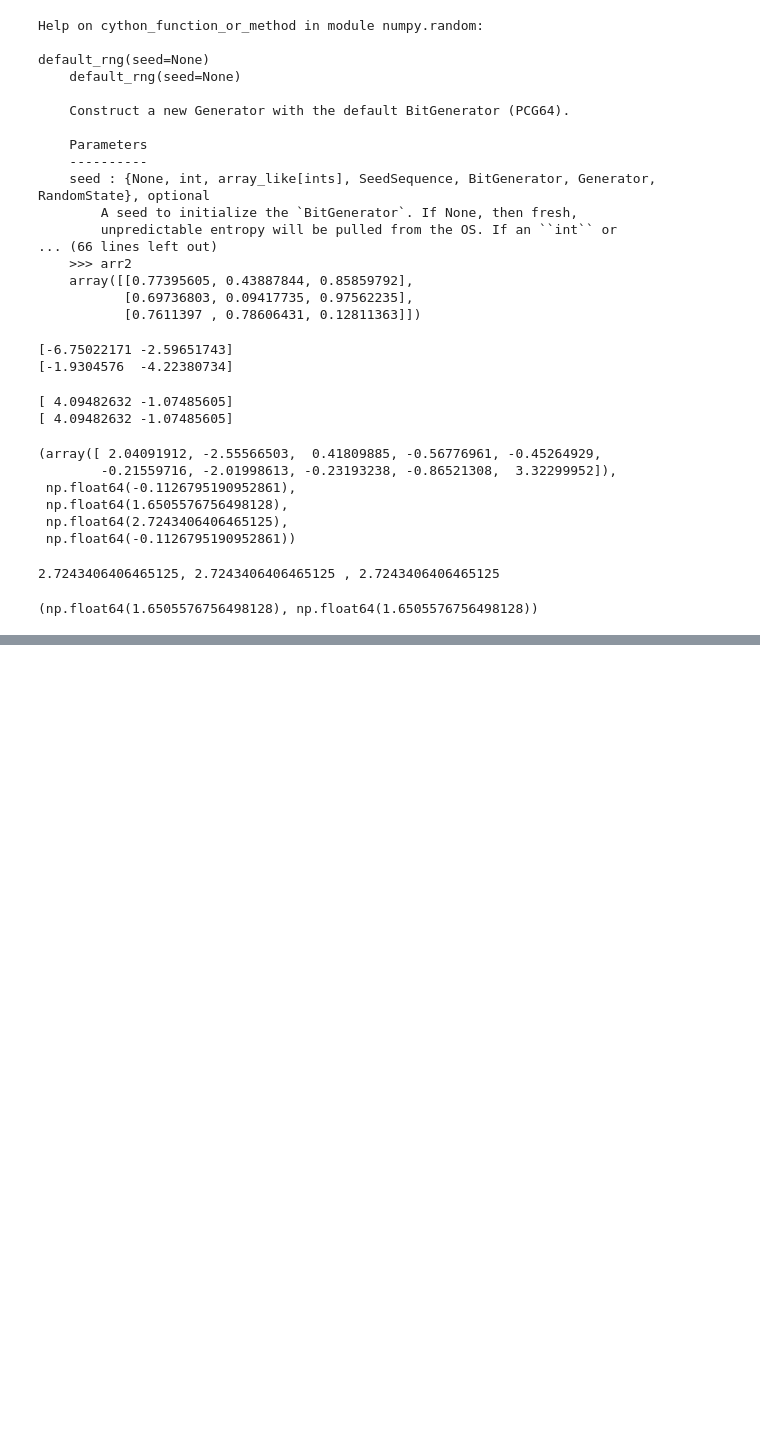
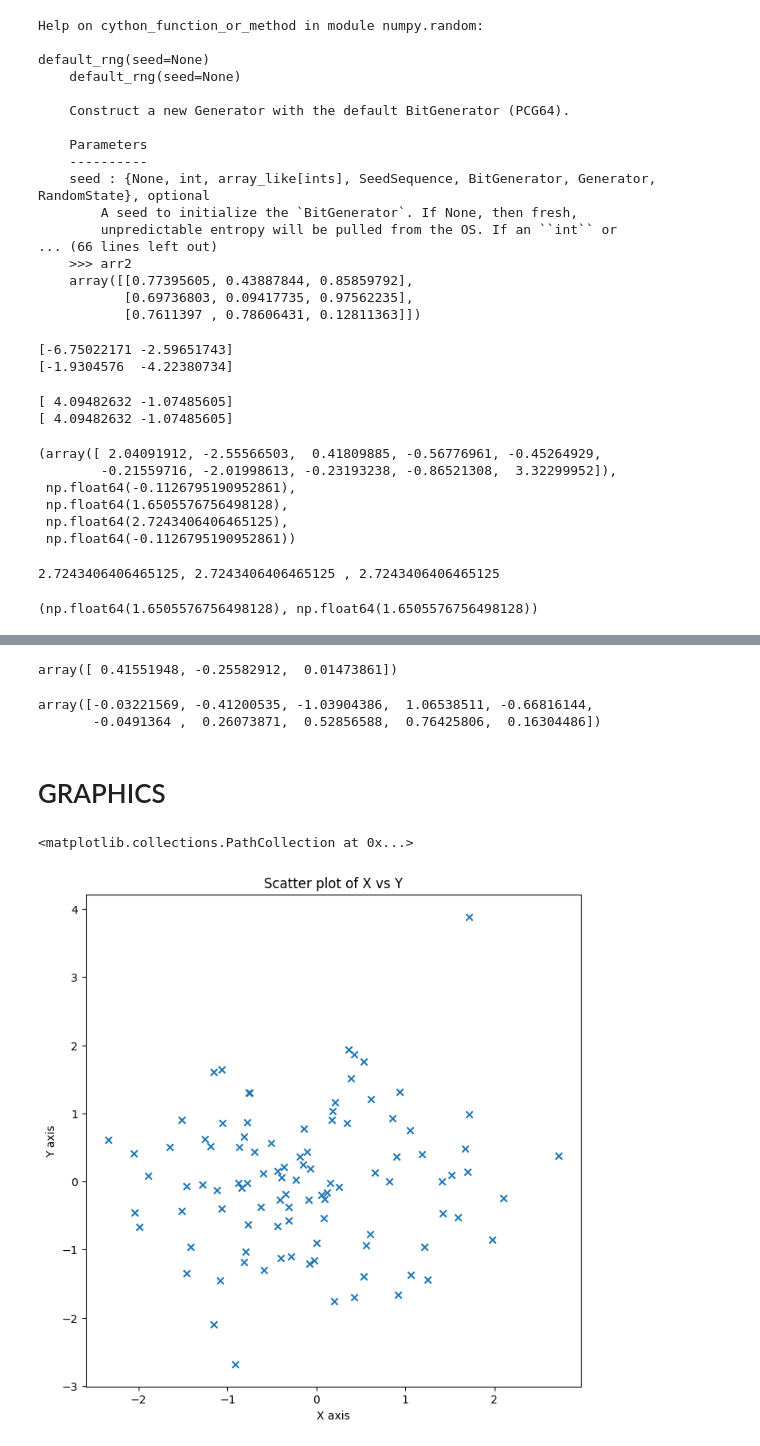
Before and after one commit to PrateekMinhas09/Data-Statistics-and-modeling-w-Python, a Jupyter notebook: Statistical_Learning: Ch2/Lab.ipynb, the cells around one changed output, grey strips where cells are left out. Saved outputs shown, nothing was run; the diff lists cells and outputs as text; code cells hidden in the pictures; blank space fills up the shorter version.

```diff
--- a/Statistical_Learning: Ch2/Lab.ipynb
+++ b/Statistical_Learning: Ch2/Lab.ipynb
@@ -359,3 +359,7 @@ print(f"{np.var(q)}, {q.var()} , {np.mean((q-q.mean())**2)}")
 np.sqrt(np.var(q)), np.std(q)
 # %% [output]
 (np.float64(1.6505576756498128), np.float64(1.6505576756498128))
+# %%
+rng= np.random.default_rng(3)
+X= rng.standard_normal((10,3))
+X
@@ -361,0 +377,27 @@ np.sqrt(np.var(q)), np.std(q)
+# %%
+X.mean(axis=0)
+#column wise mean
+# %% [output]
+array([ 0.41551948, -0.25582912,  0.01473861])
+# %%
+X.mean(axis=1)
+#rows wise mean
+# %% [output]
+array([-0.03221569, -0.41200535, -1.03904386,  1.06538511, -0.66816144,
+       -0.0491364 ,  0.26073871,  0.52856588,  0.76425806,  0.16304486])
+# %% [markdown]
+<h1>GRAPHICS</h1>
+# %%
+from matplotlib.pyplot import subplots
+fig , ax = subplots(figsize=(8,8))
+x=rng.standard_normal(100)
+y=rng.standard_normal(100)
+
+#ax.plot(x,y,'o');
+ax.set_xlabel('X axis')
+ax.set_ylabel('Y axis')
+ax.set_title('Scatter plot of X vs Y')
+ax.scatter(x,y,marker='x')
+# %% [output]
+<matplotlib.collections.PathCollection at 0x...>
+[figure, added]
```
Also changed, not shown: parts of 10 cells of this notebook, 2 other files.
